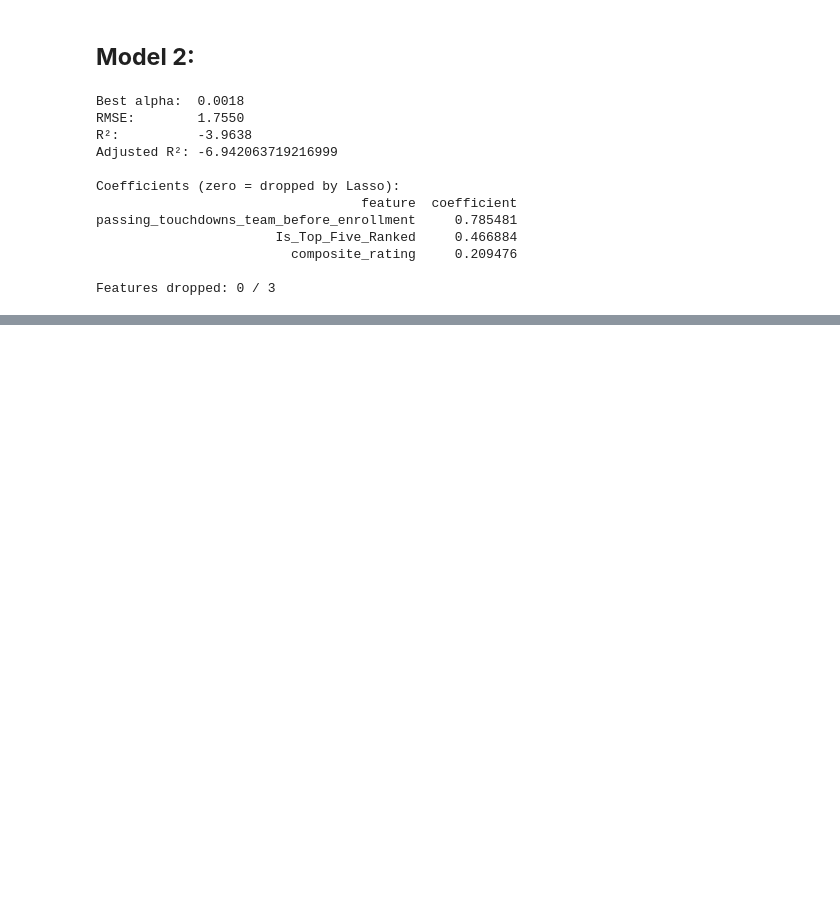
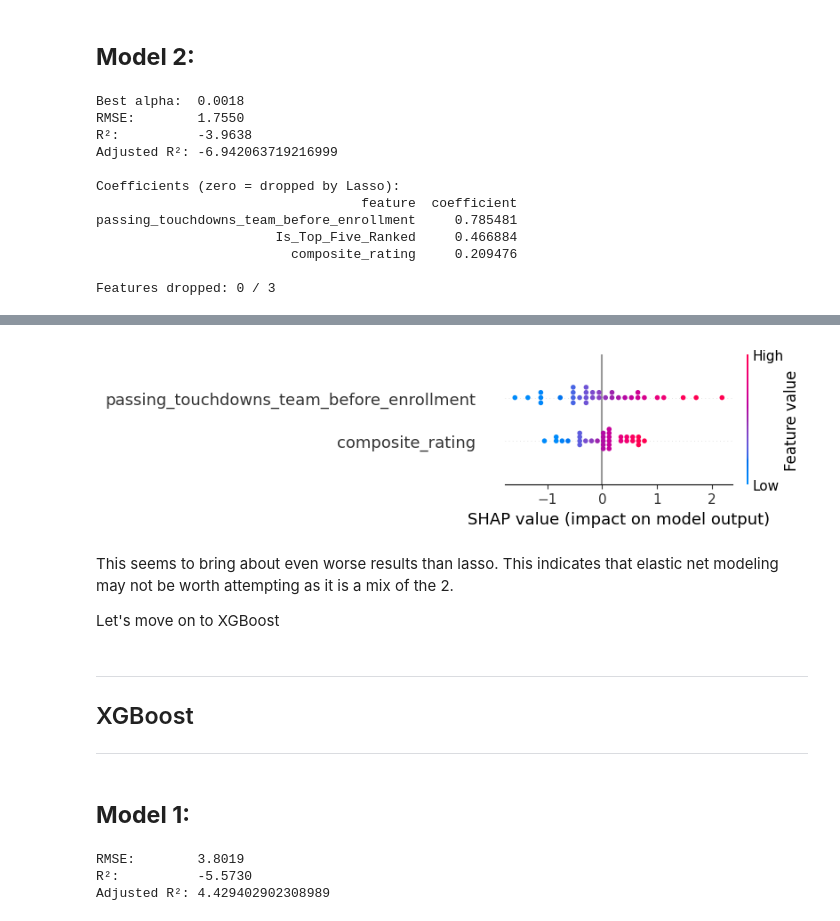
Before and after one commit to AJH456/Predicting_College_Football_Quarterback_Success, a Jupyter notebook: Code/modeling.ipynb, the cells around one changed output, grey strips where cells are left out. Cells and saved outputs as stored; diff of their text form; code cells hidden in the pictures; blank space fills up the shorter version.

```diff
--- a/Code/modeling.ipynb
+++ b/Code/modeling.ipynb
@@ -1032,0 +1298,77 @@ Very poor fit.
+# %%
+# Get the SHAP values for the model
+
+ridge_reg = Ridge()
+
+ridge_reg.fit(X_train_scaled, y_train)
+
+import shap
+explainer = shap.LinearExplainer(ridge_reg, X_train_scaled)
+shap_values = explainer(X_train_scaled)
+shap.summary_plot(shap_values, X_train_scaled, feature_names = X.columns)
+# %% [output]
+[figure, added]
+# %% [markdown]
+This seems to bring about even worse results than lasso. This indicates that elastic net modeling may not be worth attempting as it is a mix of the 2.
+
+
+
+Let's move on to XGBoost
+# %% [markdown]
+---
+## XGBoost
+---
+# %% [markdown]
+## **Model 1:**
+# %%
+# Create predictor set
+X = players[['height', 'weight',
+       'composite_rating', 'Is_FBS', 'Is_SEC',
+       'Is_Big_Ten', 'Is_Big_XII', 'pos_DUAL', 'pos_PRO',
+       'star_3', 'star_4', 'star_5', 'Is_Top_Five_Ranked',
+       'Is_From_East',  'Accuracy_sentiment_score', 'Arm_Strength_sentiment_score',
+       'Mobility_and_Athleticism_sentiment_score',
+       'Pocket_Presence_sentiment_score', 'Size_and_Physical_sentiment_score', 'passing_pct_team_before_enrollment',
+       'passing_yards_team_before_enrollment',
+       'passing_touchdowns_team_before_enrollment', 'rushing_average_team_before_enrollment',
+       'rushing_touchdowns_team_before_enrollment', 'offensive_yards_team_before_enrollment', 'penalty_counts_team_before_enrollment', 'fumbles_team_before_enrollment',
+       'interceptions_team_before_enrollment', 'overall_wins_team_before_enrollment',
+       'overall_losses_team_before_enrollment', 'ppg_offense_team_before_enrollment',
+       'ppg_defense_team_before_enrollment', 'srs_team_before_enrollment',  'final_ranking_team_AP_top_10_before_enrollment',
+       'highest_ranking_team_AP_top_10_before_enrollment']]
+
+# Create target set
+y = players['TD/INT_Ratio_player_after_enrollment']
+
+# With the reduced set of features, split the data into training and testing sets again
+X_train, X_test, y_train, y_test = train_test_split(X, y, test_size=0.3, random_state=42)
+
+# scale the features again
+X_train_scaled = scaler.fit_transform(X_train)
+X_test_scaled = scaler.transform(X_test)
+
+# Create the XGBoost model
+xgboost = XGBRegressor(n_estimators=500, booster='gblinear', n_jobs=-1)
+
+# Fit the model
+xgboost.fit(X_train_scaled, y_train)
+
+# Get the predictions
+predictions = xgboost.predict(X_test_scaled)
+
+# Get R^2
+r2 = r2_score(y_test, predictions)
+
+# Print out important metrics
+print(f"RMSE:        {np.sqrt(mean_squared_error(y_test, predictions)):.4f}")
+print(f"R²:          {r2:.4f}")
+
+# get r2 adj score
+n = len(y_test)  # number of observations
+p = X_train.shape[1]  # number of predictors (features)
+adj_r2_elas = 1 - ((1 - r2) * (n - 1) / (n - p - 1))
+print(f"Adjusted R²: {adj_r2_elas}")
+# %% [output]
+RMSE:        3.8019
+R²:          -5.5730
+Adjusted R²: 4.429402902308989
```
Also changed, not shown: parts of 43 cells of this notebook.
